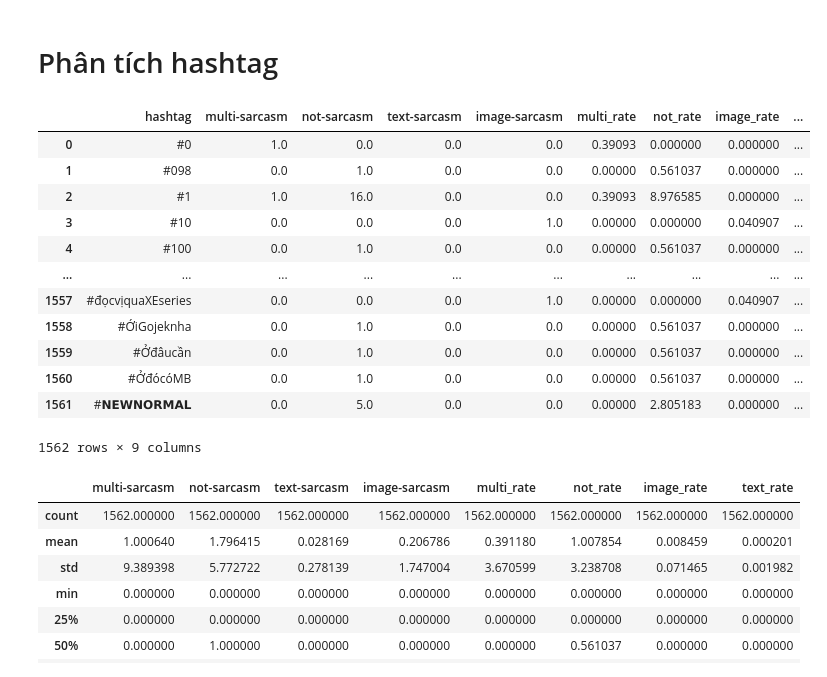
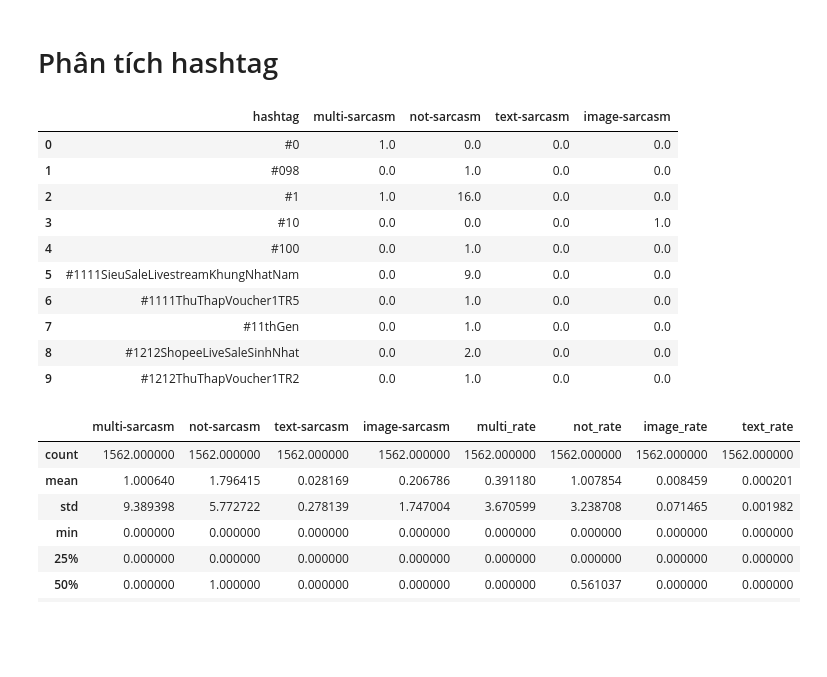
Before and after one commit to tamchamchi/data-science-competition, a Jupyter notebook: notebooks/eda.ipynb, the cells around one changed output. Cells and saved outputs as stored; diff of their text form; code cells hidden in the pictures; blank space fills up the shorter version.

```diff
--- a/notebooks/eda.ipynb
+++ b/notebooks/eda.ipynb
@@ -116,10 +148,10 @@ labels = ['multi-sarcasm', 'not-sarcasm', 'text-sarcasm', 'image-sarcasm']
 # Đếm số lần xuất hiện của mỗi emoji trong từng lớp
 for label in labels:
     # Lọc DataFrame theo label
-    # filtered_df = df[df['label'] == label]
+    filtered_df = df[df['label'] == label]
 
     # Tìm tất cả các emoji trong cột và tách ra thành từng hàng
-    all_emojis = df['caption'].apply(extract_emojis).explode()
+    all_emojis = filtered_df['caption'].apply(extract_emojis).explode()
 
     # Đếm số lần xuất hiện của từng emoji
     emoji_counts = all_emojis.value_counts().reset_index()
@@ -197,21 +227,19 @@ df_hashtags['not_rate'] = df_hashtags['not-sarcasm'].apply(lambda x : x * 6062/1
 df_hashtags['image_rate'] = df_hashtags['image-sarcasm'].apply(lambda x : x * 442/10805)
 df_hashtags['text_rate'] = df_hashtags['text-sarcasm'].apply(lambda x : x * 77/10805)
 # %%
-df_hashtags
+df_hashtags.head(10)
 # %% [output]
-|  | hashtag | multi-sarcasm | not-sarcasm | text-sarcasm | image-sarcasm | multi_rate | not_rate | image_rate | ... |
-| 0 | #0 | 1.0 | 0.0 | 0.0 | 0.0 | 0.39093 | 0.000000 | 0.000000 | ... |
-| 1 | #098 | 0.0 | 1.0 | 0.0 | 0.0 | 0.00000 | 0.561037 | 0.000000 | ... |
-| 2 | #1 | 1.0 | 16.0 | 0.0 | 0.0 | 0.39093 | 8.976585 | 0.000000 | ... |
-| 3 | #10 | 0.0 | 0.0 | 0.0 | 1.0 | 0.00000 | 0.000000 | 0.040907 | ... |
-| 4 | #100 | 0.0 | 1.0 | 0.0 | 0.0 | 0.00000 | 0.561037 | 0.000000 | ... |
-| ... | ... | ... | ... | ... | ... | ... | ... | ... | ... |
-| 1557 | #đọcvịquaXEseries | 0.0 | 0.0 | 0.0 | 1.0 | 0.00000 | 0.000000 | 0.040907 | ... |
-| 1558 | #ỚiGojeknha | 0.0 | 1.0 | 0.0 | 0.0 | 0.00000 | 0.561037 | 0.000000 | ... |
-| 1559 | #Ởđâucần | 0.0 | 1.0 | 0.0 | 0.0 | 0.00000 | 0.561037 | 0.000000 | ... |
-| 1560 | #ỞđócóMB | 0.0 | 1.0 | 0.0 | 0.0 | 0.00000 | 0.561037 | 0.000000 | ... |
-| 1561 | #𝗡𝗘𝗪𝗡𝗢𝗥𝗠𝗔𝗟 | 0.0 | 5.0 | 0.0 | 0.0 | 0.00000 | 2.805183 | 0.000000 | ... |
+|  | hashtag | multi-sarcasm | not-sarcasm | text-sarcasm | image-sarcasm |
+| 0 | #0 | 1.0 | 0.0 | 0.0 | 0.0 |
+| 1 | #098 | 0.0 | 1.0 | 0.0 | 0.0 |
+| 2 | #1 | 1.0 | 16.0 | 0.0 | 0.0 |
+| 3 | #10 | 0.0 | 0.0 | 0.0 | 1.0 |
+| 4 | #100 | 0.0 | 1.0 | 0.0 | 0.0 |
+| 5 | #1111SieuSaleLivestreamKhungNhatNam | 0.0 | 9.0 | 0.0 | 0.0 |
+| 6 | #1111ThuThapVoucher1TR5 | 0.0 | 1.0 | 0.0 | 0.0 |
+| 7 | #11thGen | 0.0 | 1.0 | 0.0 | 0.0 |
+| 8 | #1212ShopeeLiveSaleSinhNhat | 0.0 | 2.0 | 0.0 | 0.0 |
+| 9 | #1212ThuThapVoucher1TR2 | 0.0 | 1.0 | 0.0 | 0.0 |
-1562 rows × 9 columns
 # %%
 df_hashtags.describe()
 # %% [output]
```
Also changed, not shown: parts of 6 cells of this notebook, 1 other file.
